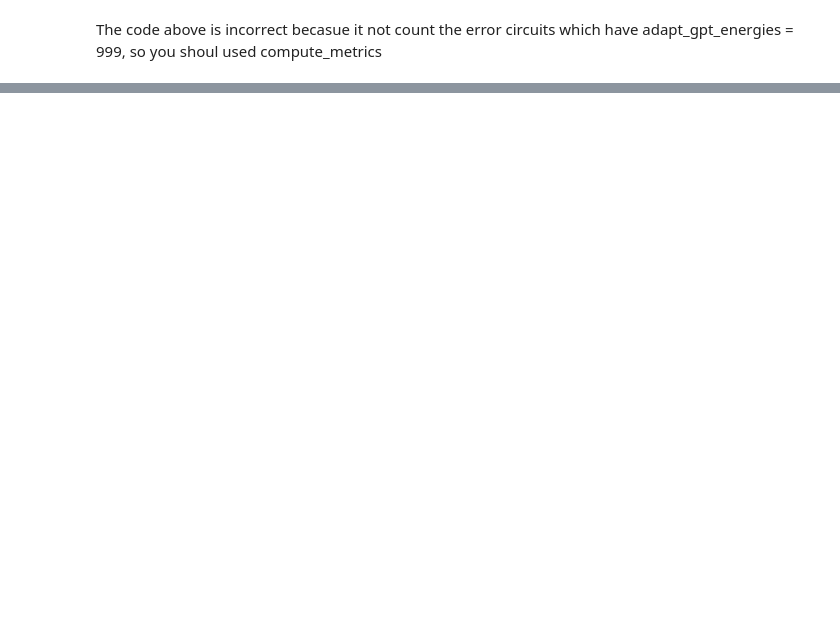
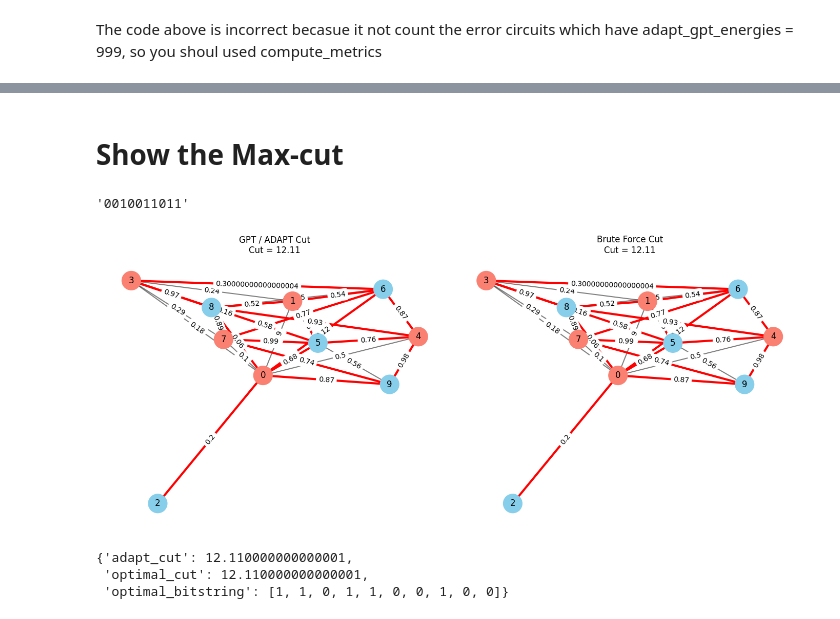
Before and after one commit to mrzaizai2k/Adapt-LLM, a Jupyter notebook: qaoa_gpt_inference_demo.ipynb, the cells around one changed output, grey strips where cells are left out. Drawn from its saved outputs; the diff is of its cells as text; code cells hidden in the pictures; blank space fills up the shorter version.

Commit message:
add bitstring to gpt result

```diff
--- a/qaoa_gpt_inference_demo.ipynb
+++ b/qaoa_gpt_inference_demo.ipynb
@@ -202,0 +207,2 @@ Avg AR: 0.9512018226119446, Avg ERR: 0.0, Avg Layers: 10.040000000000001
+# %% [markdown]
+# Show the Max-cut
@@ -202,0 +392,18 @@ Avg AR: 0.9512018226119446, Avg ERR: 0.0, Avg Layers: 10.040000000000001
+# %%
+qaoa_gpt.qaoa_gpt_circ_eval_df[:1]['adapt_gpt_bitstrings'][0][0]
+# %% [output]
+'0010011011'
+# %%
+graph = qaoa_gpt.qaoa_gpt_circ_eval_df[:1]['graph'][0]
+
+bitstring = qaoa_gpt.qaoa_gpt_circ_eval_df[:1]['adapt_gpt_bitstrings'][0][0]
+
+plot_maxcut_compare(
+    graph_raw=graph,
+    adapt_bitstring= bitstring,
+)
+# %% [output]
+[figure, added]
+{'adapt_cut': 12.110000000000001,
+ 'optimal_cut': 12.110000000000001,
+ 'optimal_bitstring': [1, 1, 0, 1, 1, 0, 0, 1, 0, 0]}
```
Also changed, not shown: parts of 16 cells of this notebook, 3 other files.
